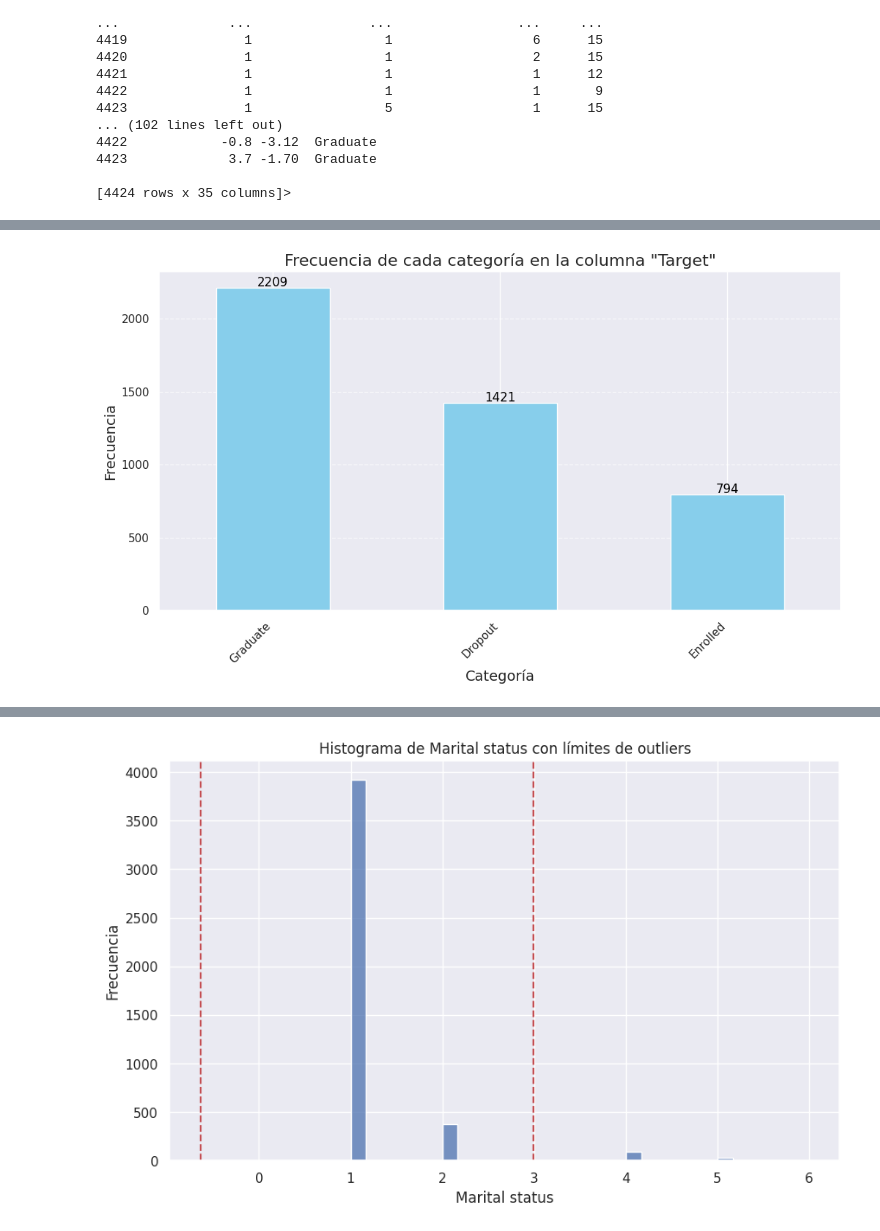
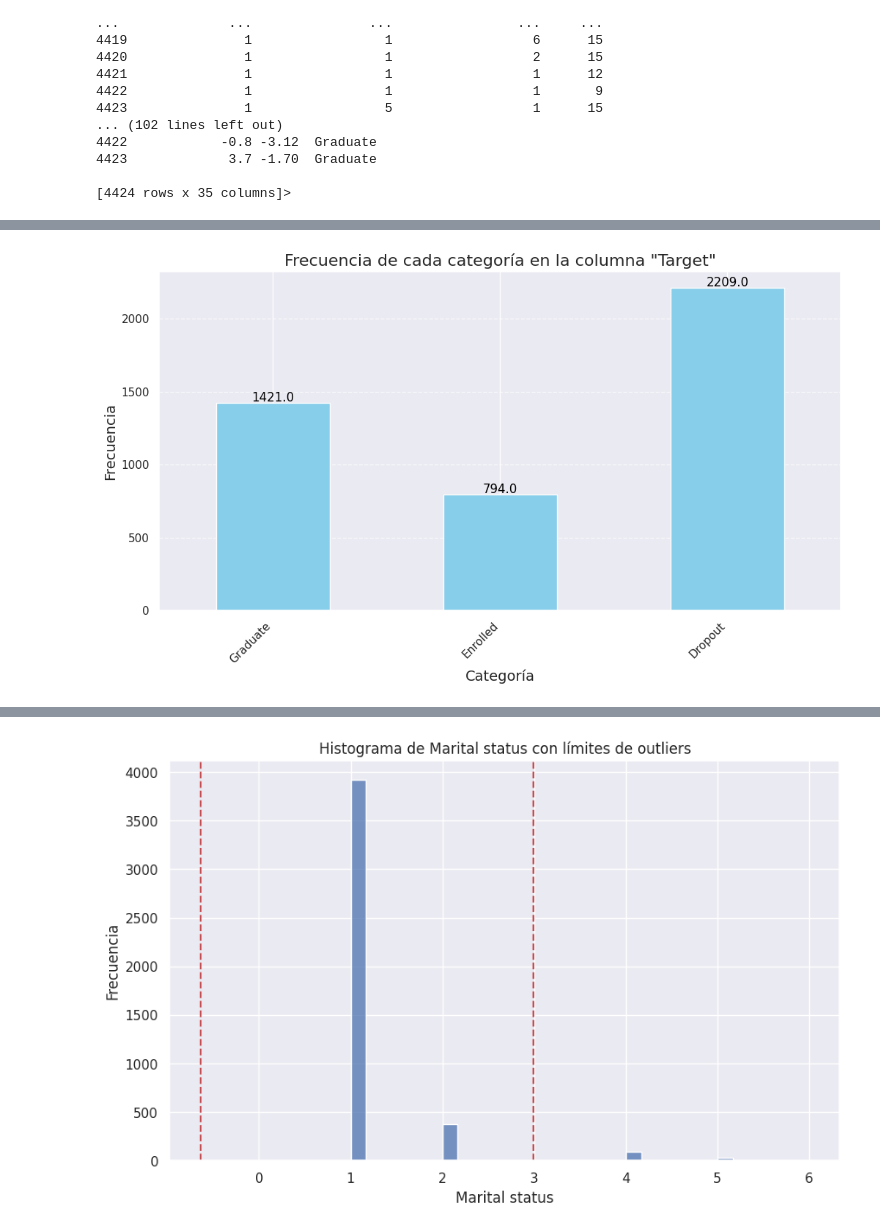
Before and after one commit to Ivanavena04/estudiantes, a Jupyter notebook: Estudiantes.ipynb, the cells around one changed output, grey strips where cells are left out. Drawn from its saved outputs; the diff is of its cells as text; code cells hidden in the pictures.

```diff
--- a/Estudiantes.ipynb
+++ b/Estudiantes.ipynb
@@ -25,4 +45,4 @@ import pickle
 # %%
 sns.set()
 # %%
-data = pd.read_csv('/content/dataset - copia (9) - copia - copia - copia.csv')
+data = pd.read_csv('/content/dataset - copia (4) - copia - copia - copia.csv')
@@ -71,0 +136,25 @@ print(data.head)
+# %%
+# Codificar la columna de Target
+target = data["Target"]
+enc = LabelEncoder()
+target_label = enc.fit_transform(target)  # Transforma 'Graduate', 'Enrolled' y 'Dropout' en 0 y 1
+
+# One-Hot Encoding
+target_cate = to_categorical(target_label)  # Convierte a formato one-hot
+target_cate = pd.DataFrame(target_cate, columns=['Graduate', 'Enrolled','Dropout'])  # Nombrar las columnas
+
+# Eliminar la columna original y añadir las nuevas columnas
+data.drop(columns=['Target'], inplace=True)
+data["Graduate"] = target_cate["Graduate"]
+data["Enrolled"] = target_cate["Enrolled"]
+data["Dropout"] = target_cate["Dropout"]
+
+# Calcular la matriz de correlación
+b = data.corr()
+b = b.loc[["Graduate", "Enrolled","Dropout" ], :]  # Extraer la matriz de correlación
+
+# Visualizar la matriz de correlación
+f, ax = plt.subplots(figsize=(20, 3))  # Ajusta el tamaño de la figura
+sns.heatmap(b, annot=True, linewidths=0.5, linecolor="red", fmt='.1f', ax=ax)
+plt.title('Matriz de Correlación para Graduate, Enrolled y Dropout')
+plt.show()
@@ -116,27 +267,27 @@ plt.show()
 # %%
-# Contar la frecuencia de cada categoría en la columna 'Target'
-frecuencias = data['Target'].value_counts()
+# Contar la frecuencia de cada categoría en las columnas 'Graduate', 'Enrolled' y 'Dropout'
+frecuencias = data[['Graduate', 'Enrolled', 'Dropout']].sum()
 
 # Crear la gráfica de barras
 plt.figure(figsize=(12, 6))
 ax = frecuencias.plot(kind='bar', color='skyblue')
 
 # Añadir los valores sobre cada barra
 for p in ax.patches:
     height = p.get_height()
     ax.annotate(f'{height}',
                 (p.get_x() + p.get_width() / 2, height),
                 ha='center', va='center',
                 xytext=(0, 5),  # Desplazamiento del texto
                 textcoords='offset points',
                 fontsize=12,
                 color='black')
 
 plt.title('Frecuencia de cada categoría en la columna "Target"', fontsize=16)
 plt.xlabel('Categoría', fontsize=14)
 plt.ylabel('Frecuencia', fontsize=14)
 plt.xticks(rotation=45, ha='right')  # Rotar las etiquetas del eje x para mejor legibilidad
 plt.grid(axis='y', linestyle='--', alpha=0.7)  # Añadir líneas de cuadrícula para el eje y
 plt.show()
 # %% [output]
-[figure, old version]
+[figure, new version]
```
Also changed, not shown: parts of 31 cells of this notebook.
